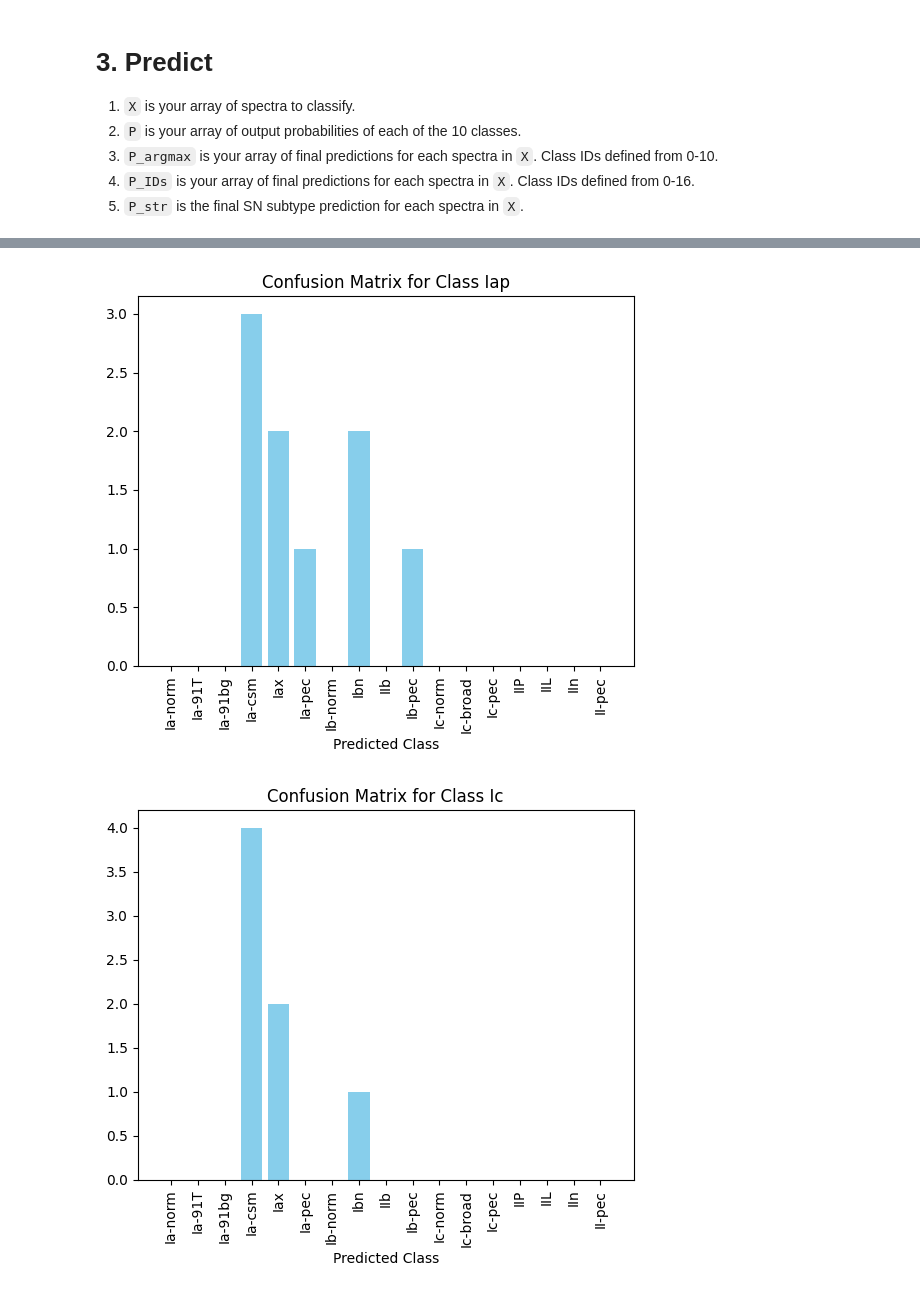
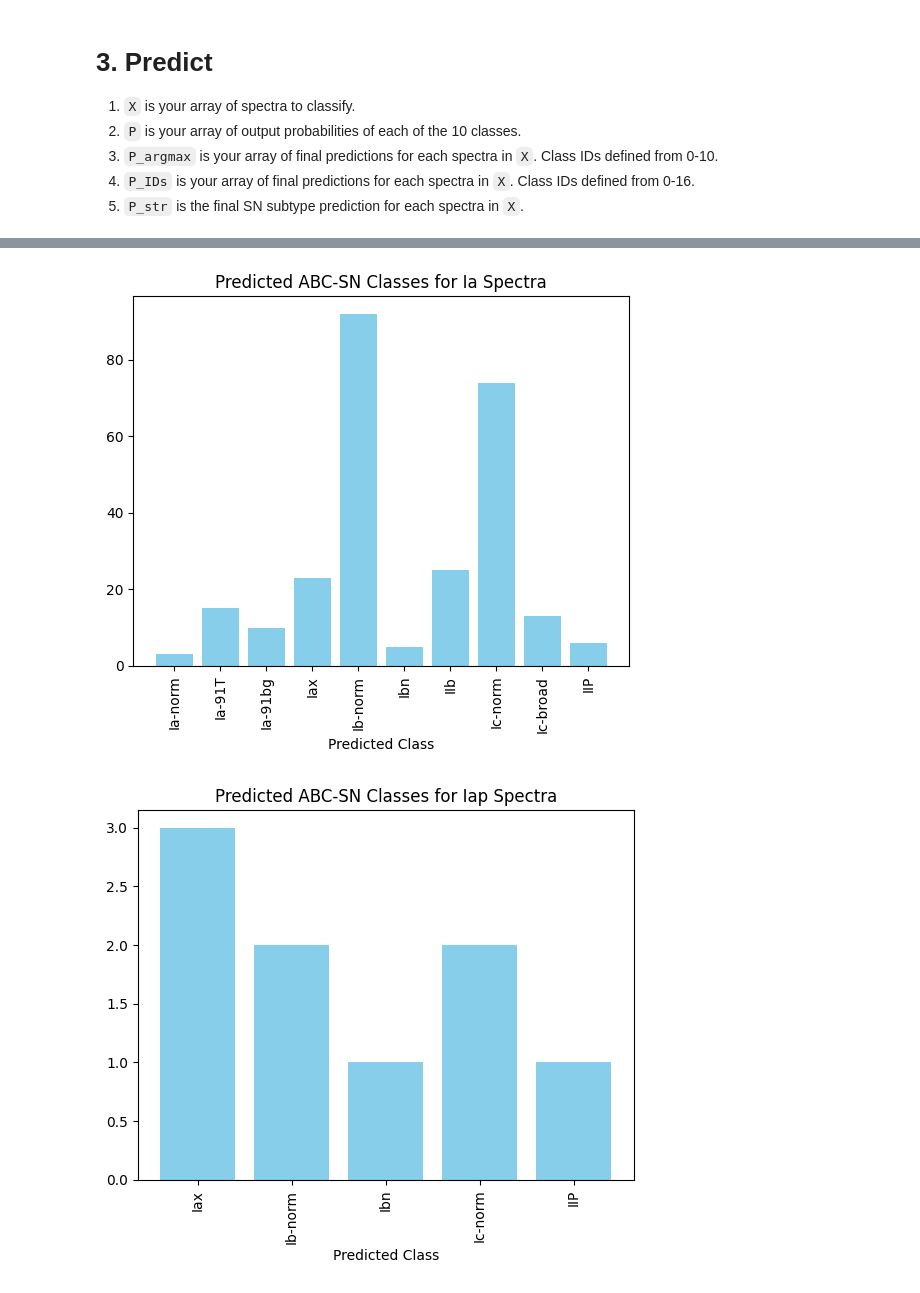
Before and after one commit to Ajb2307/Milligan_ABC-SN, a Jupyter notebook: test_w_preprocessing.ipynb, the cells around one changed output, grey strips where cells are left out. Drawn from its saved outputs; the diff is of its cells as text; code cells hidden in the pictures.

```diff
--- a/test_w_preprocessing.ipynb
+++ b/test_w_preprocessing.ipynb
@@ -347,13 +360,14 @@ plot_cm(cm, list(Mill_types_to_int.values()), title = "Confusion Matrix w/ Milli
 # %%
-for i in ABC_ID_dict:
-  if ABC_ID_dict[i]:
-    hist_data = cm[ABC_ID_dict[i],:]
-    predicted_class_labels = list(abcsn_config.SN_Stypes_int_to_str.values())
-    plt.bar(predicted_class_labels, hist_data, color='skyblue')
-    plt.title(f'Confusion Matrix for Class {i}')
-    plt.xlabel('Predicted Class')
-    plt.xticks(rotation='vertical') # Added line to rotate x-tick labels vertically
-    plt.show()
+
+for i in df_metadata.sn_type.unique():
+  index = list(df_metadata.sn_type == i)
+  unique, counts = np.unique(P_argmax[index], return_counts=True)
+  predicted_class_labels = [list(ABC_subtype_id_to_str.values())[i] for i in unique]
+  plt.bar(predicted_class_labels, counts, color='skyblue')
+  plt.title(f'Predicted ABC-SN Classes for {i} Spectra')
+  plt.xlabel('Predicted Class')
+  plt.xticks(rotation='vertical') # Added line to rotate x-tick labels vertically
+  plt.show()
 # %% [output]
-[figure, old version]
+[figure, new version]
-[figure, old version]
+[figure, new version]
```
Also changed, not shown: parts of 10 cells of this notebook.
